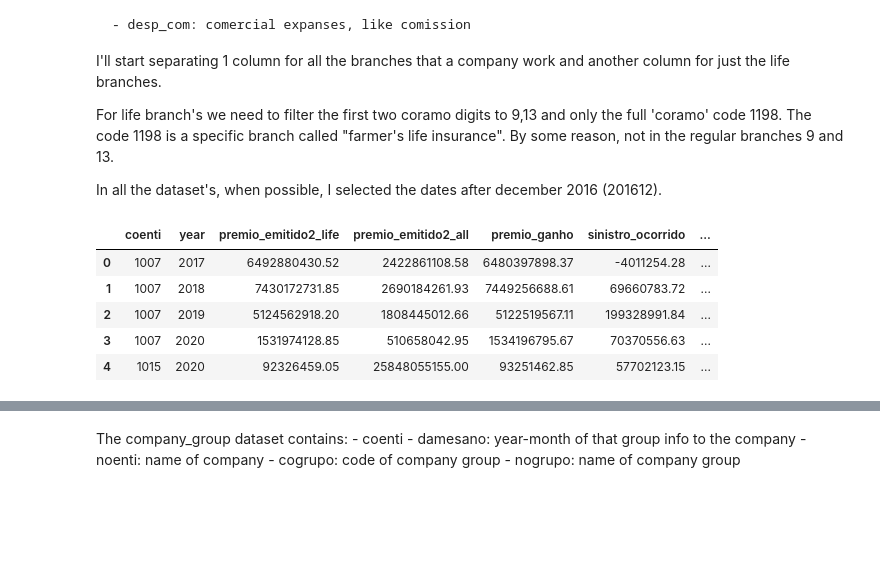
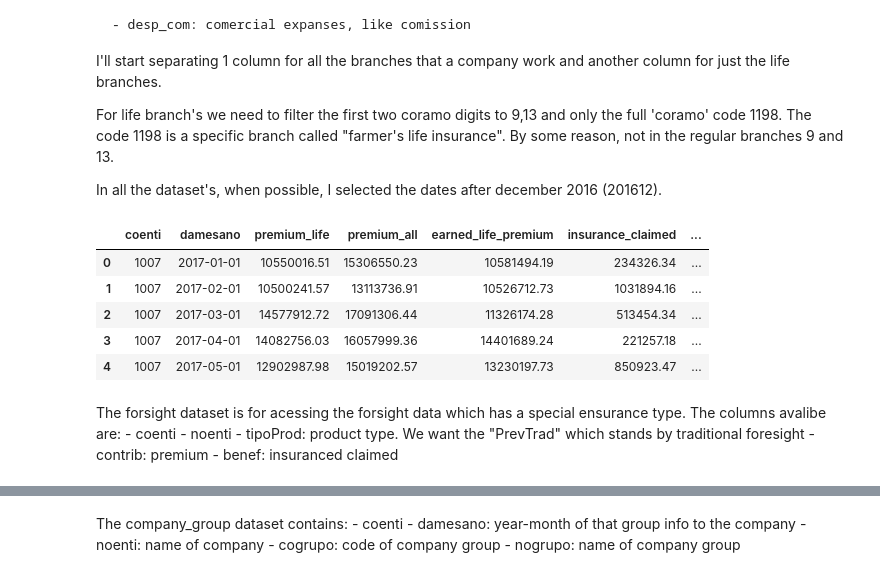
Before and after one commit to Lucas-Correa/Insurance-Market-Changes, a Jupyter notebook: Mercado Segurador.ipynb, the cells around one changed output, grey strips where cells are left out. Saved outputs shown, nothing was run; the diff lists cells and outputs as text; code cells hidden in the pictures; blank space fills up the shorter version.

Commit message:
Added and cleared datasets

```diff
--- a/Mercado Segurador.ipynb
+++ b/Mercado Segurador.ipynb
@@ -24,10 +25,10 @@ import datetime
 pd.set_option('display.float_format', lambda x: '%.2f' % x)
 pd.set_option('display.max_rows', None)
 # %%
-path = '/Users/Lucas/Documents/SES-SUSEP/'
+path = '/Users/Lucas/Sicoob/Produtos e Processos de Seguros - Documentos/GERENCIA DE PROCESSOS E PRODUTOS/3. NÚCLEO DE INFORMAÇÕES GERENCIAIS/Estudos/Mercado Segurador/SES-SUSEP/'
 
 #income statments sheet
-income_statment = pd.read_csv(path+'SES_Balanco.csv', ';',decimal =',',dtype={'valor': np.float64})
+companiesData = pd.read_csv(path+'SES_Balanco.csv', ';',decimal =',',dtype={'valor': np.float64})
 
 #companies
 companies = pd.read_csv(path+'SES_cias.csv', ';',encoding='latin-1')
@@ -36,10 +37,12 @@ companies = pd.read_csv(path+'SES_cias.csv', ';',encoding='latin-1')
 fields = pd.read_csv(path+'SES_campos.csv', ';',encoding='latin-1')
 
 #values of prize by branch
-premium = pd.read_csv(path+'Ses_seguros.csv', ';',encoding='latin-1')
+dataBybranch = pd.read_csv(path+'Ses_seguros.csv', ';',encoding='latin-1')
 
 #comanies holdings
-company_goup = pd.read_csv(path+'Ses_grupos_economicos.csv', ';',encoding='latin-1')
+comanies_holdings = pd.read_csv(path+'Ses_grupos_economicos.csv', ';',encoding='latin-1')
+
+foresight = pd.read_csv(path+'Ses_Contrib_Benef.csv',';',encoding='latin-1')
 # %% [markdown]
 ## 2. Exploratory analysis
 
@@ -90,44 +100,58 @@ For life branch's we need to filter the first two coramo digits to 9,13 and only
 
 In all the dataset's, when possible, I selected the dates after december 2016 (201612).
 # %%
+premium = dataBybranch.copy()
+
 premium['damesano'] = pd.to_datetime(premium['damesano'],format='%Y%m')
-premium['year'] = premium.damesano.dt.year
-premium = premium[premium.year>2016]
+premium = premium[premium.damesano.dt.year>2016]
+cols = premium.columns[premium.dtypes.eq('object')]
+#since brazilian deciamal separator is represented by ',', i need to change all the , by . to peform to_nuemric
+premium[cols] = premium[cols].replace('(,)','.',regex=True)
+#some of the data have mix negative positive values when it should all be positive, so i use the .abs()
+premium[cols] = premium[cols].apply(pd.to_numeric, errors='coerce').abs()
 
 #there are few nan values in the dataset. There are no big disadvantages in replacing it for 0's
 premium.fillna(0,inplace=True)
 
+#aggregate the values for year and company
 life_premium = premium[(premium.coramo.astype(int).astype(str).str[:-2].astype(int).isin([9,13]))
-                  | (premium.coramo==1198) ]
+                  | (premium.coramo==1198) ].groupby(['coenti','damesano']).sum().reset_index()
+all_premium = premium.groupby(['coenti','damesano']).sum().reset_index()[['coenti','damesano','premio_emitido2']]
 
-premium_comparison = life_premium.merge(premium[['coenti','damesano','premio_emitido2']]
+premium_comparison = life_premium.merge(all_premium
                                         ,left_on=['coenti','damesano']
                                         ,right_on=['coenti','damesano']
                                         ,suffixes=['_life','_all'])
 
-keep_columns = ['coenti','year','premio_emitido2_life','premio_emitido2_all','premio_ganho','sinistro_ocorrido','desp_com']
+keep_columns = ['coenti','damesano','premio_emitido2_life','premio_emitido2_all','premio_ganho','sinistro_ocorrido','desp_com']
 premium_comparison = premium_comparison.filter(keep_columns,axis=1)
 
-for var in premium_comparison.columns.tolist()[2:]:
-    premium_comparison[var] = pd.to_numeric(premium_comparison[var].str.replace(',','.'))
+#keep_columns = ['premio_emitido2_life','premio_emitido2_all','premio_ganho','sinistro_ocorrido','desp_com']
+#cum_sum_columns = ["CUM_premio_emitido2_life","CUM_premio_emitido2_all","CUM_premio_ganho","CUM_sinistro_ocorrido","CUM_desp_com"]
+#premium_comparison[cum_sum_columns] = premium_comparison[keep_columns].sort_values('damesano').groupby(['coenti','damesano']).cumsum()
 
 #change names for easy understanding
-premium_comparison.rename({
+premium_comparison.rename(columns={
     "premio_emitido2_life":"premium_life",
     "premio_emitido2_all": "premium_all",
     "premio_ganho": "earned_life_premium",
     "sinistro_ocorrido": "insurance_claimed",
     "desp_com":"comercial_expanses"},
     inplace=True)
 
-#aggregate the values for year and company
-premium_comparison = premium_comparison.groupby(['coenti','year']).sum().reset_index()
 
 premium_comparison.head()
 # %% [output]
-|  | coenti | year | premio_emitido2_life | premio_emitido2_all | premio_ganho | sinistro_ocorrido | ... |
-| 0 | 1007 | 2017 | 6492880430.52 | 2422861108.58 | 6480397898.37 | -4011254.28 | ... |
-| 1 | 1007 | 2018 | 7430172731.85 | 2690184261.93 | 7449256688.61 | 69660783.72 | ... |
-| 2 | 1007 | 2019 | 5124562918.20 | 1808445012.66 | 5122519567.11 | 199328991.84 | ... |
-| 3 | 1007 | 2020 | 1531974128.85 | 510658042.95 | 1534196795.67 | 70370556.63 | ... |
-| 4 | 1015 | 2020 | 92326459.05 | 25848055155.00 | 93251462.85 | 57702123.15 | ... |
+|  | coenti | damesano | premium_life | premium_all | earned_life_premium | insurance_claimed | ... |
+| 0 | 1007 | 2017-01-01 | 10550016.51 | 15306550.23 | 10581494.19 | 234326.34 | ... |
+| 1 | 1007 | 2017-02-01 | 10500241.57 | 13113736.91 | 10526712.73 | 1031894.16 | ... |
+| 2 | 1007 | 2017-03-01 | 14577912.72 | 17091306.44 | 11326174.28 | 513454.34 | ... |
+| 3 | 1007 | 2017-04-01 | 14082756.03 | 16057999.36 | 14401689.24 | 221257.18 | ... |
+| 4 | 1007 | 2017-05-01 | 12902987.98 | 15019202.57 | 13230197.73 | 850923.47 | ... |
+# %% [markdown]
+The forsight dataset is for acessing the forsight data which has a special ensurance type. The columns avalibe are:
+    - coenti
+    - noenti
+    - tipoProd: product type. We want the "PrevTrad" which stands by traditional foresight
+    - contrib: premium
+    - benef: insuranced claimed
```
Also changed, not shown: parts of 19 cells of this notebook.
